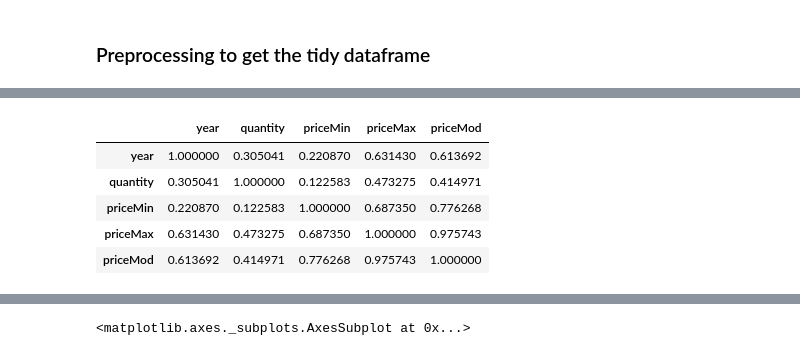
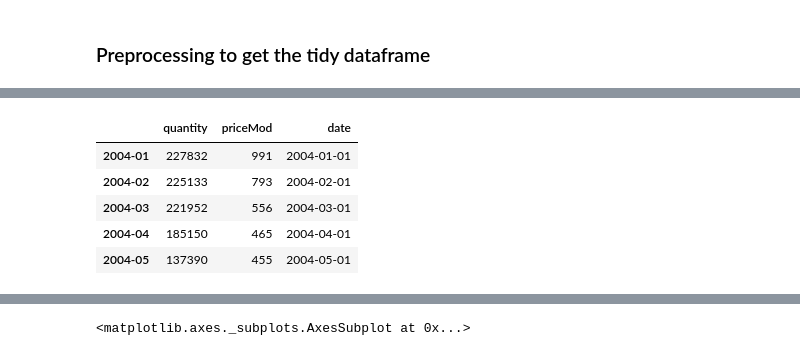
Before and after one commit to jithurjacob/machine-learning, a Jupyter notebook: time_series/5-Model.ipynb, the cells around one changed output, grey strips where cells are left out. Drawn from its saved outputs; the diff is of its cells as text; code cells hidden in the pictures.

```diff
--- a/time_series/5-Model.ipynb
+++ b/time_series/5-Model.ipynb
@@ -54,12 +60,15 @@ dfBang.head()
 | 2004-03 | BANGALORE | March | 2004 | 221952 | 527 | 586 | 556 | KNT | BANGALORE | 2004-03-01 |
 | 2004-04 | BANGALORE | April | 2004 | 185150 | 419 | 518 | 465 | KNT | BANGALORE | 2004-04-01 |
 | 2004-05 | BANGALORE | May | 2004 | 137390 | 400 | 516 | 455 | KNT | BANGALORE | 2004-05-01 |
+# %%
+# Drop redundant columns
+dfBang = dfBang.drop(["market", "month", "year", "state", "city", "priceMin", "priceMax"], axis = 1)
 # %%
-dfBang.corr()
+dfBang.head()
 # %% [output]
-|  | year | quantity | priceMin | priceMax | priceMod |
-| year | 1.000000 | 0.305041 | 0.220870 | 0.631430 | 0.613692 |
-| quantity | 0.305041 | 1.000000 | 0.122583 | 0.473275 | 0.414971 |
-| priceMin | 0.220870 | 0.122583 | 1.000000 | 0.687350 | 0.776268 |
-| priceMax | 0.631430 | 0.473275 | 0.687350 | 1.000000 | 0.975743 |
-| priceMod | 0.613692 | 0.414971 | 0.776268 | 0.975743 | 1.000000 |
+|  | quantity | priceMod | date |
+| 2004-01 | 227832 | 991 | 2004-01-01 |
+| 2004-02 | 225133 | 793 | 2004-02-01 |
+| 2004-03 | 221952 | 556 | 2004-03-01 |
+| 2004-04 | 185150 | 465 | 2004-04-01 |
+| 2004-05 | 137390 | 455 | 2004-05-01 |
```
Also changed, not shown: parts of 73 cells of this notebook.
